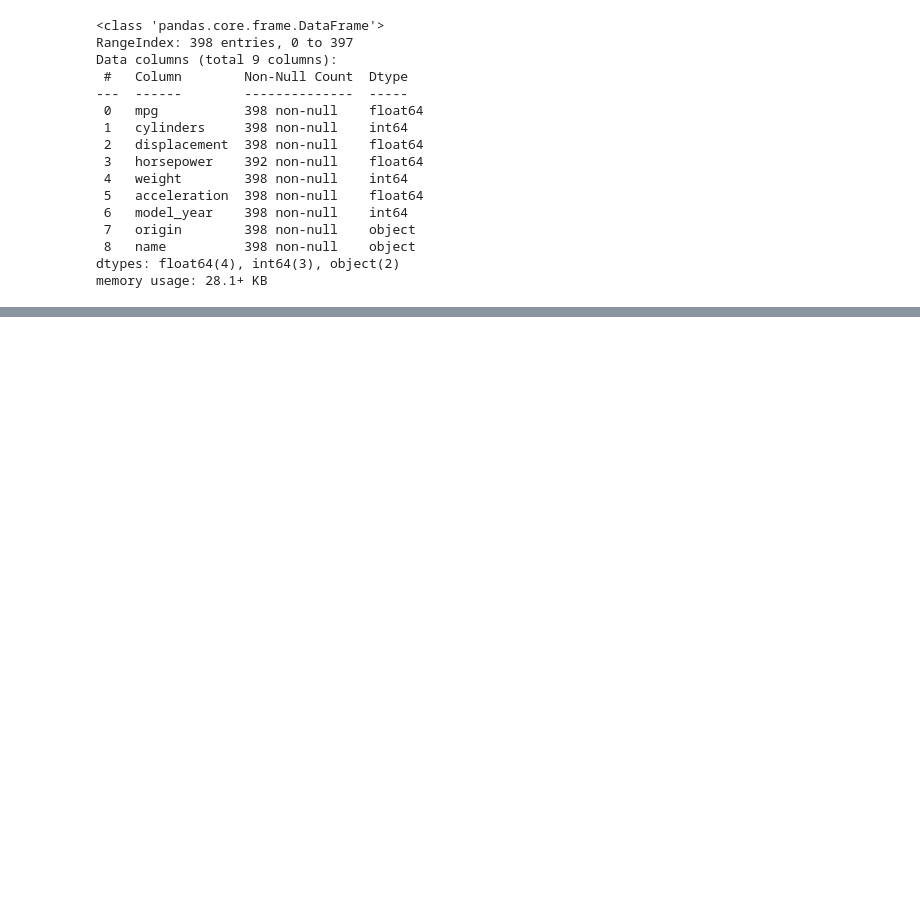
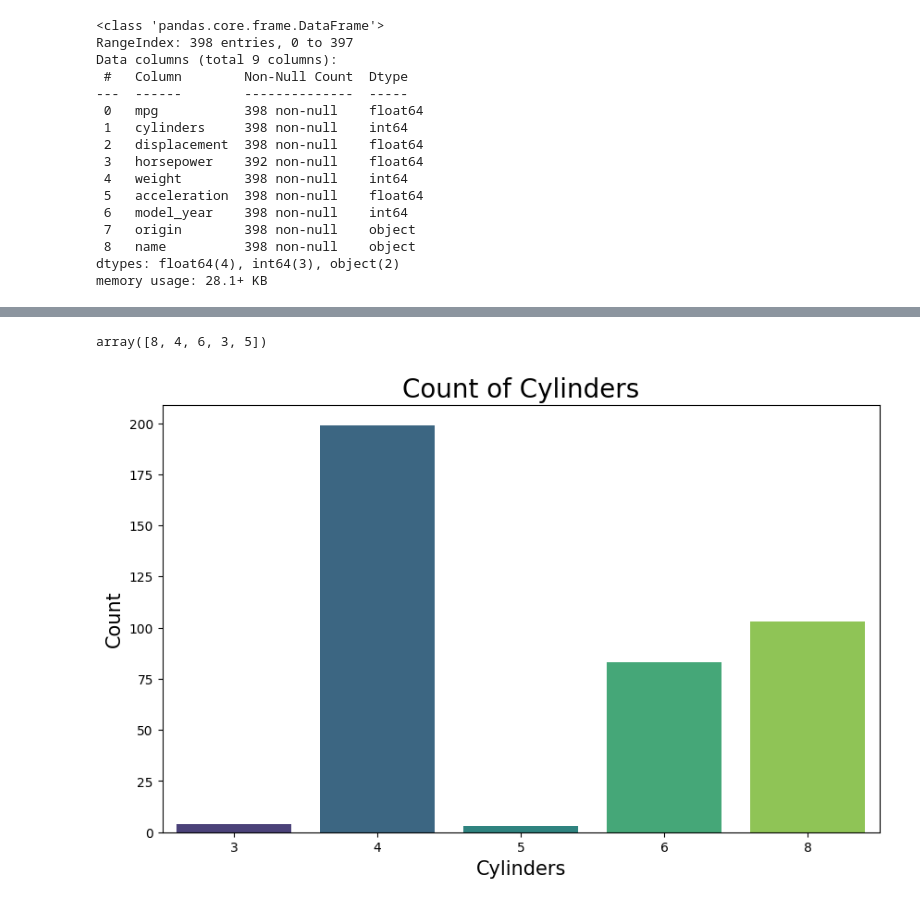
Before and after one commit to SriRamK345/ML_sample_DS_Sup_lerning, a Jupyter notebook: LR_sampleds1.ipynb, the cells around one changed output, grey strips where cells are left out. Cells and saved outputs as stored; diff of their text form; code cells hidden in the pictures; blank space fills up the shorter version.

```diff
--- a/LR_sampleds1.ipynb
+++ b/LR_sampleds1.ipynb
@@ -42,0 +41,2 @@ ValueError: could not convert string to float: 'usa'
+# %%
+df.drop('name', axis = 1, inplace = True)
@@ -42,0 +90,2 @@ ValueError: could not convert string to float: 'usa'
+# %%
+df.dropna(inplace = True)
@@ -42,0 +112,13 @@ ValueError: could not convert string to float: 'usa'
+# %%
+df.cylinders.unique()
+# %% [output]
+array([8, 4, 6, 3, 5])
+# %%
+plt.figure(figsize = (10, 6))
+sns.countplot(x=df['cylinders'], data = df,palette = "viridis")
+plt.title("Count of Cylinders", fontsize = 20)
+plt.xlabel("Cylinders", fontsize = 15)
+plt.ylabel("Count", fontsize = 15)
+plt.show()
+# %% [output]
+[figure, added]
```
Also changed, not shown: parts of 47 cells of this notebook.
